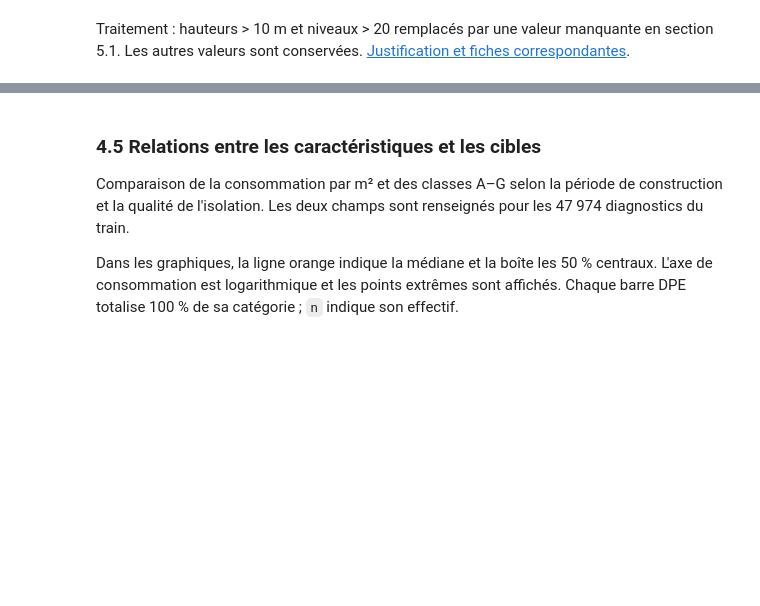
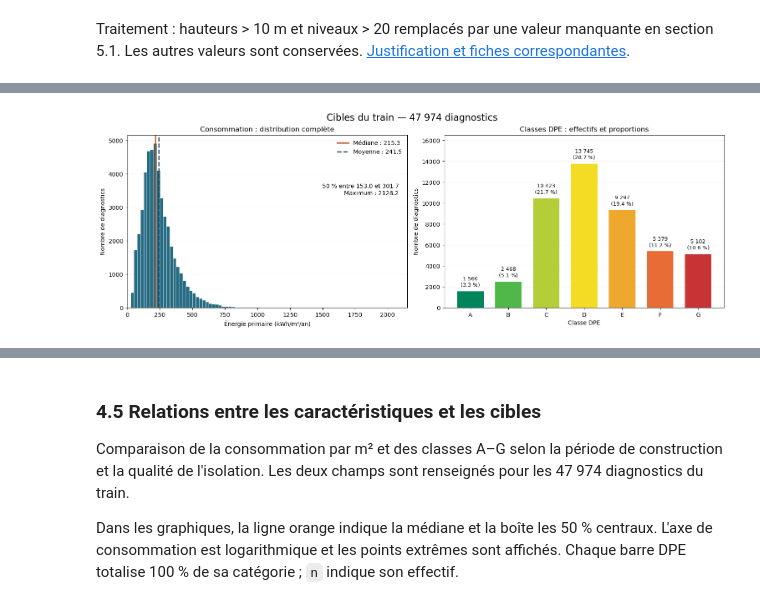
Before and after one commit to Yannisloum63/dpe-house-energy-prediction, a Jupyter notebook: notebook.ipynb, the cells around one changed output, grey strips where cells are left out. Cells and saved outputs as stored; diff of their text form; code cells hidden in the pictures; blank space fills up the shorter version.

Commit message:
Ajouter les distributions des cibles du train en section 4.4

```diff
--- a/notebook.ipynb
+++ b/notebook.ipynb
@@ -271,0 +313,45 @@ Name: proportion, dtype: float64
+# %%
+fig_targets, axes = plt.subplots(1, 2, figsize=(15, 5.2), layout="constrained")
+fig_targets.suptitle("Cibles du train — 47 974 diagnostics", fontsize=16)
+
+# Intervalles de 25 kWh/m²/an couvrant toutes les valeurs.
+energy_bins = np.arange(0, energy_train.max() + 25, 25)
+bin_counts, _, _ = axes[0].hist(
+    energy_train, bins=energy_bins, color="#276b83",
+    edgecolor="white", linewidth=.5,
+)
+assert int(bin_counts.sum()) == len(energy_train)
+axes[0].axvline(energy_train.median(), color="#b6531b", linewidth=2,
+               label=f"Médiane : {energy_train.median():.1f}")
+axes[0].axvline(energy_train.mean(), color="#173a52", linestyle="--", linewidth=2,
+               label=f"Moyenne : {energy_train.mean():.1f}")
+axes[0].set(
+    title="Consommation : distribution complète",
+    xlabel="Énergie primaire (kWh/m²/an)",
+    ylabel="Nombre de diagnostics",
+    xlim=(0, energy_bins[-1]),
+)
+axes[0].legend(frameon=False, loc="upper right")
+axes[0].text(.97, .72,
+             f"50 % entre {energy_train.quantile(.25):.1f} et {energy_train.quantile(.75):.1f}\n"
+             f"Maximum : {energy_train.max():.1f}",
+             transform=axes[0].transAxes, ha="right", va="top", fontsize=10)
+axes[0].grid(axis="y", alpha=.2)
+axes[0].set_axisbelow(True)
+
+class_colors = ["#00845a", "#50b848", "#b4ce38", "#f4dc25", "#efa82e", "#e96b35", "#c83435"]
+bars = axes[1].bar(dpe_summary.index, dpe_summary["nombre"], color=class_colors, width=.7)
+for bar, count, share in zip(bars, dpe_summary["nombre"], dpe_summary["part_pct"]):
+    axes[1].text(bar.get_x() + bar.get_width()/2, count + dpe_counts.max()*.025,
+                 f"{count:,}\n({share:.1f} %)".replace(",", " "),
+                 ha="center", va="bottom", fontsize=9)
+axes[1].set(
+    title="Classes DPE : effectifs et proportions",
+    xlabel="Classe DPE", ylabel="Nombre de diagnostics",
+    ylim=(0, dpe_counts.max()*1.2),
+)
+axes[1].grid(axis="y", alpha=.2)
+axes[1].set_axisbelow(True)
+plt.show()
+# %% [output]
+[figure, added]
```
Also changed, not shown: parts of 6 cells of this notebook, 1 other file.
